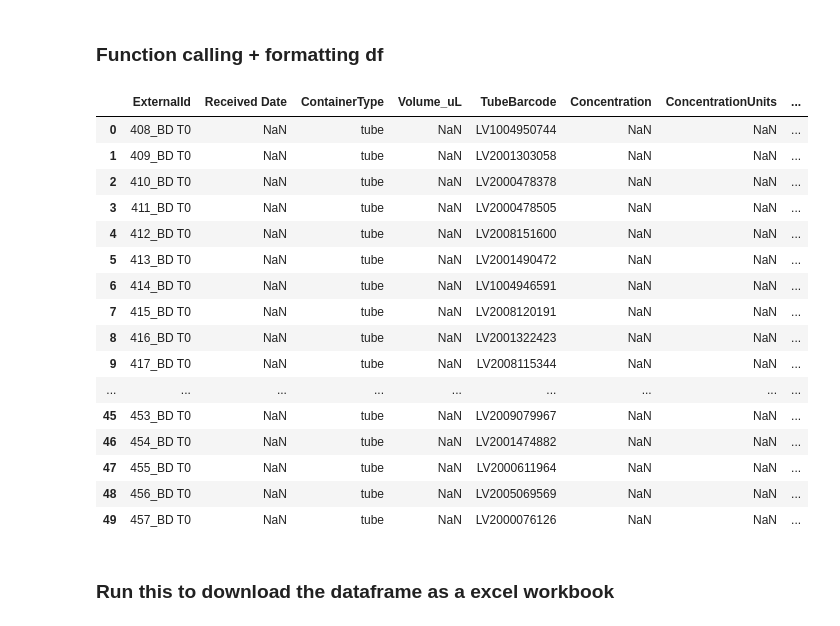
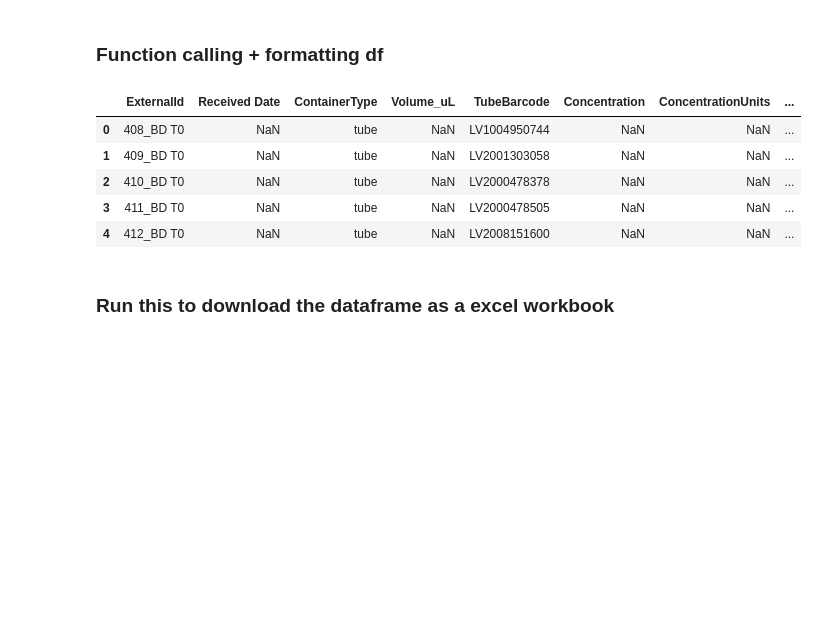
Before and after one commit to nalikapalayoor/clinical-data-cleaning-pipeline, a Jupyter notebook: raw_to_template.ipynb, the cells around one changed output. Cells and saved outputs as stored; diff of their text form; code cells hidden in the pictures; blank space fills up the shorter version.

```diff
--- a/raw_to_template.ipynb
+++ b/raw_to_template.ipynb
@@ -102,8 +102,10 @@ biomarker_lookup = {
 }
 
 pos_neg_mapping = {
-    "positive": ["Positive","positive", "strong positive", "weak positive", "2+", "3+", "1", "2","3","4","5","6","7","8","9","10","11","12","12",">= 10", ">=10"],
-    "negative": ["Negative","negative", "0", "none", "not detected", "less than 10%", "less than 10", "1+"]
+    "positive": ["Positive","positive", "strong positive", "weak positive", "2+", "3+", "1", "2","3","4","5","6","7","8","9","10","11","12"],
+    "negative": ["Negative","negative", "0", "none", "not detected", "1+"],
+    "mutated": ["mutated", "mutation detected", "mutation", "mut"],
+    "not mutated": ["not mutated", "no mutation detected", "wild type", "wt", "no mutation", "no mut"]
 }
 
 # function factory for basic mapping cleaning
@@ -547,45 +438,34 @@ for template_col in column_mapping:
 
 # define columns that can be left blank if no data is present
 required_columns = [
     "Tube Barcode","Concentration Units","Single or Double Spun","Processing Method","Freeze Thaw Status","Project",
     "Matched FFPE Available","Surgery Type","Tumor Tissue Type","Other Sample Notes","Collection Site","Histology",
     "Sample Timepoint","Sample Timepoint Description","Detailed Anatomical Location","Grade","Tumor Size","TNM","Stage",
     "Stage_detailed","Morphology Code","Description of Morphology Code","Metastatic Sites","Vehicle Control","Media Conditions",
     "Additional Supplements to Media","Protocols for Harvesting Cell Lines","Menopausal Status","HER2 IHC","HER2","FISH",
     "HER2 Change from Previous Sample","ER","ER Notes","ER Status Change From Previous Sample","PR","PR Notes",
     "PR Status Change From Previous Sample","AR Notes","AR Status Change From Previous Sample","ROS","ALK","EGFR",
     "EGFR Allele Information","PDL1","KRAS","PIK3CA", "ESR1","BRCA1","BRCA2","FOLR1","Biomarker Notes","Country",
     "Gender","Race","SmokingHistory"
 ]
 
 
 
 # if a column is blank and not optional, fill with Not received
 for col in final.columns:
     if col in required_columns:
         final[col]= final[col].fillna("not received")
 
 # display the dataframe
 pd.set_option("display.max_columns",None)
-final.head(50)
+final.head()
 # %% [output]
 |  | ExternalId | Received Date | ContainerType | Volume_uL | TubeBarcode | Concentration | ConcentrationUnits | ... |
 | 0 | 408_BD T0 | NaN | tube | NaN | LV1004950744 | NaN | NaN | ... |
 | 1 | 409_BD T0 | NaN | tube | NaN | LV2001303058 | NaN | NaN | ... |
 | 2 | 410_BD T0 | NaN | tube | NaN | LV2000478378 | NaN | NaN | ... |
 | 3 | 411_BD T0 | NaN | tube | NaN | LV2000478505 | NaN | NaN | ... |
 | 4 | 412_BD T0 | NaN | tube | NaN | LV2008151600 | NaN | NaN | ... |
-| 5 | 413_BD T0 | NaN | tube | NaN | LV2001490472 | NaN | NaN | ... |
-| 6 | 414_BD T0 | NaN | tube | NaN | LV1004946591 | NaN | NaN | ... |
-| 7 | 415_BD T0 | NaN | tube | NaN | LV2008120191 | NaN | NaN | ... |
-| 8 | 416_BD T0 | NaN | tube | NaN | LV2001322423 | NaN | NaN | ... |
-| 9 | 417_BD T0 | NaN | tube | NaN | LV2008115344 | NaN | NaN | ... |
-| ... | ... | ... | ... | ... | ... | ... | ... | ... |
-| 45 | 453_BD T0 | NaN | tube | NaN | LV2009079967 | NaN | NaN | ... |
-| 46 | 454_BD T0 | NaN | tube | NaN | LV2001474882 | NaN | NaN | ... |
-| 47 | 455_BD T0 | NaN | tube | NaN | LV2000611964 | NaN | NaN | ... |
-| 48 | 456_BD T0 | NaN | tube | NaN | LV2005069569 | NaN | NaN | ... |
-| 49 | 457_BD T0 | NaN | tube | NaN | LV2000076126 | NaN | NaN | ... |
 # %% [markdown]
 ### Run this to download the dataframe as a excel workbook
 # %%
```
Also changed, not shown: parts of 2 cells of this notebook.
